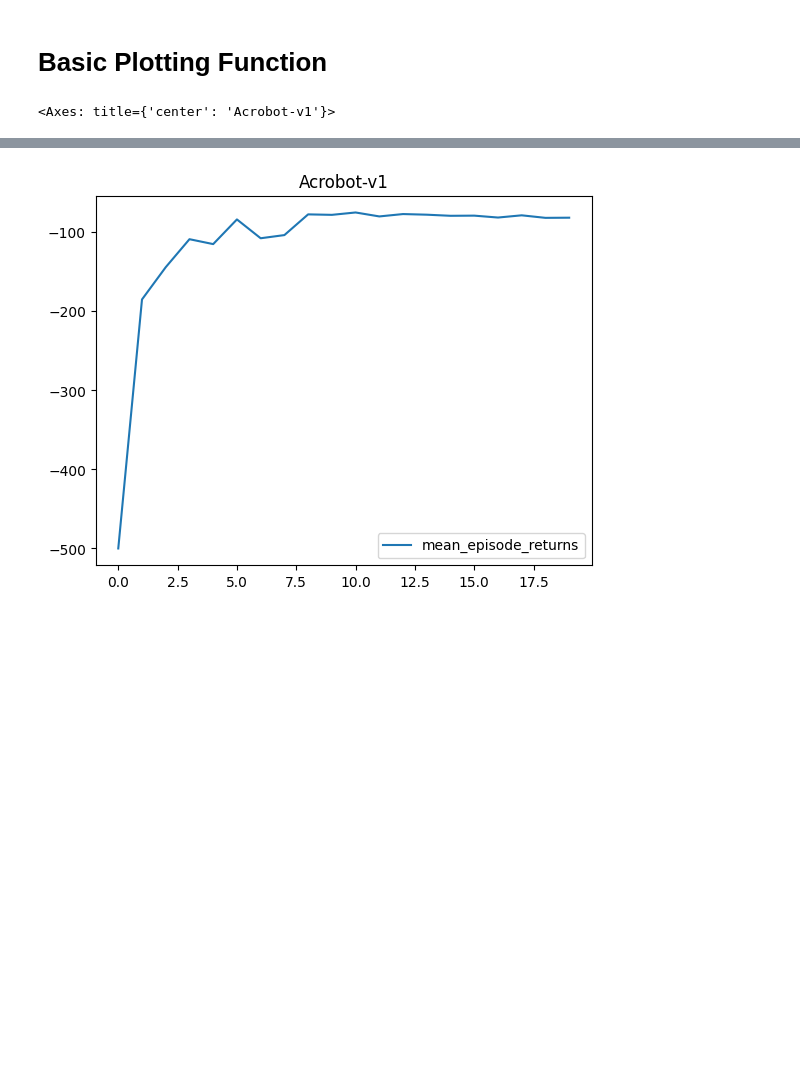
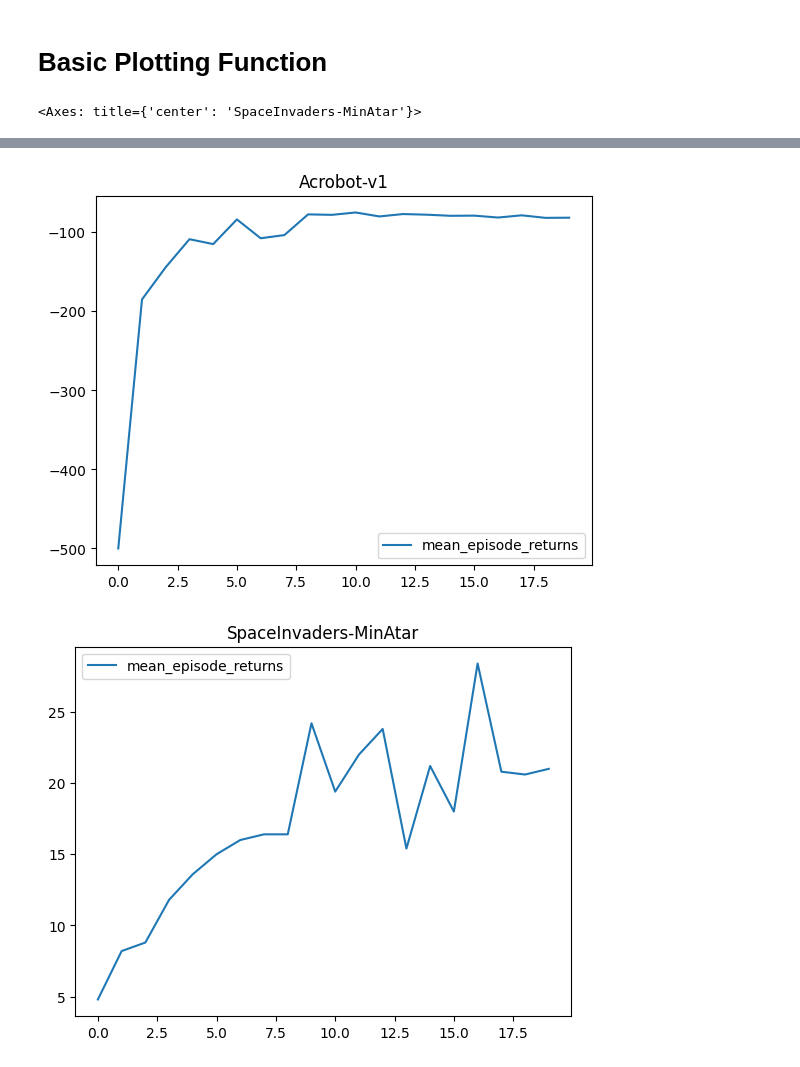
Before and after one commit to BDEvan5/ppx, a Jupyter notebook: notebooks/plot_training.ipynb, the cells around one changed output, grey strips where cells are left out. Cells and saved outputs as stored; diff of their text form; code cells hidden in the pictures; blank space fills up the shorter version.

```diff
--- a/notebooks/plot_training.ipynb
+++ b/notebooks/plot_training.ipynb
@@ -27,13 +27,17 @@ def build_dataframe(data): #TODO: add keys
 seed = 'seed_42'
 cartpole_data = build_dataframe(raw_data["CartPole-v1"]['PPO'][seed])
 acrobot_data = build_dataframe(raw_data["Acrobot-v1"]['PPO'][seed])
+minatar_data = build_dataframe(raw_data["SpaceInvaders-MinAtar"]['PPO'][seed])
 # %%
 # Plot training
 
 cartpole_data.plot(y="mean_episode_returns", title="CartPole-v1")
 
 acrobot_data.plot(y="mean_episode_returns", title="Acrobot-v1")
+
+minatar_data.plot(y="mean_episode_returns", title="SpaceInvaders-MinAtar")
 # %% [output]
-<Axes: title={'center': 'Acrobot-v1'}>
+<Axes: title={'center': 'SpaceInvaders-MinAtar'}>
 [figure]
 [figure]
+[figure, added]
```
Also changed, not shown: parts of 1 cell of this notebook, 3 other files.
